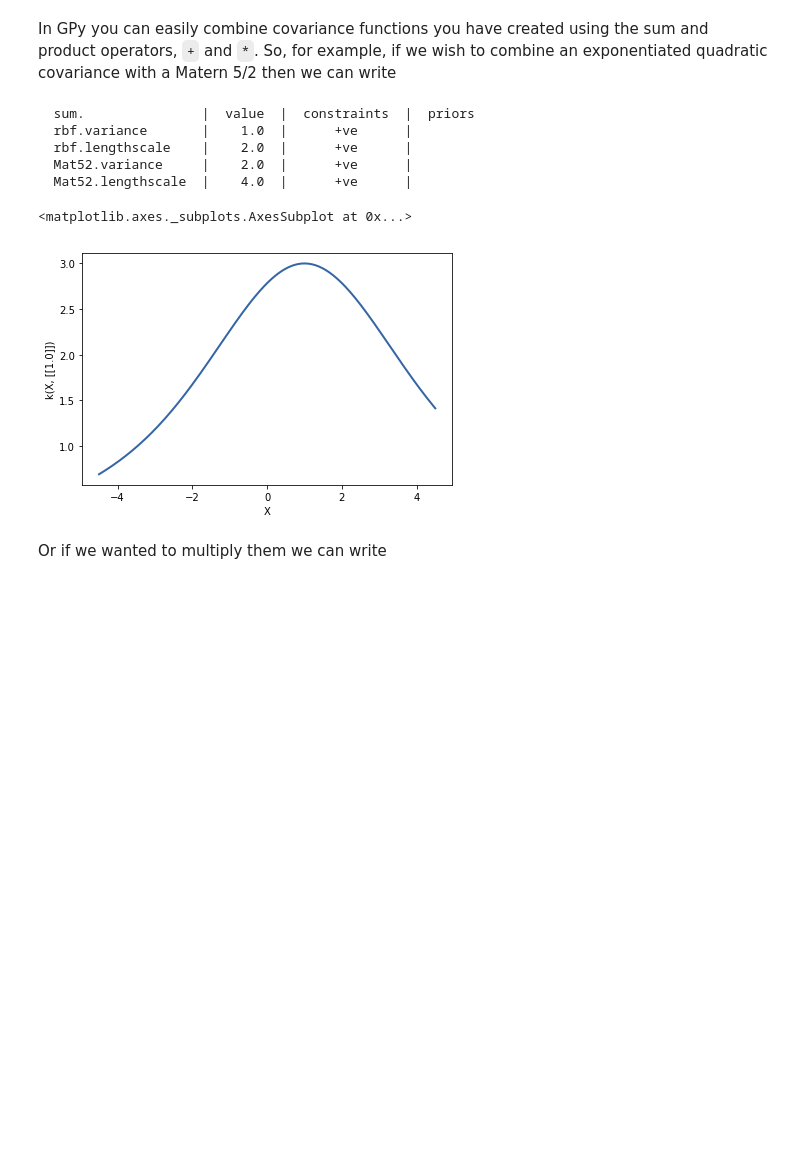
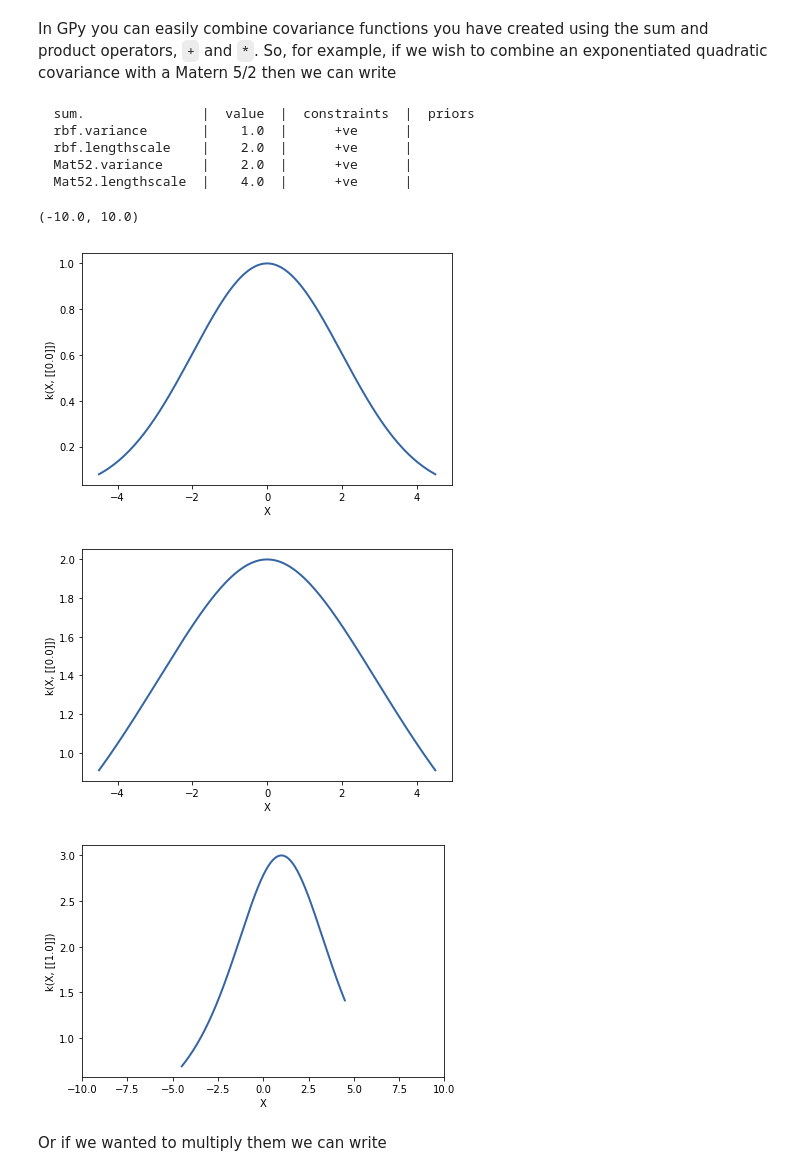
Before and after one commit to akshayats/gpss, a Jupyter notebook: GPSS_Lab1_2017.ipynb, the cells around one changed output. Saved outputs shown, nothing was run; the diff lists cells and outputs as text; code cells hidden in the pictures; blank space fills up the shorter version.

```diff
--- a/GPSS_Lab1_2017.ipynb
+++ b/GPSS_Lab1_2017.ipynb
@@ -165,17 +177,22 @@ In GPy you can easily combine covariance functions you have created using the su
 # %%
 kern1 = GPy.kern.RBF(1, variance=1., lengthscale=2.)
 kern2 = GPy.kern.Matern52(1, variance=2., lengthscale=4.)
 kern = kern1 + kern2
 print(kern)
+kern1.plot()
+kern2.plot()
 kern.plot()
+plt.xlim(-10.,10.)
 # %% [output]
   sum.               |  value  |  constraints  |  priors
   rbf.variance       |    1.0  |      +ve      |
   rbf.lengthscale    |    2.0  |      +ve      |
   Mat52.variance     |    2.0  |      +ve      |
   Mat52.lengthscale  |    4.0  |      +ve      |
-<matplotlib.axes._subplots.AxesSubplot at 0x...>
+(-10.0, 10.0)
-[figure, old version]
+[figure, new version]
+[figure, added]
+[figure, added]
 # %% [markdown]
 Or if we wanted to multiply them we can write
 # %%
```
Also changed, not shown: parts of 21 cells of this notebook.
